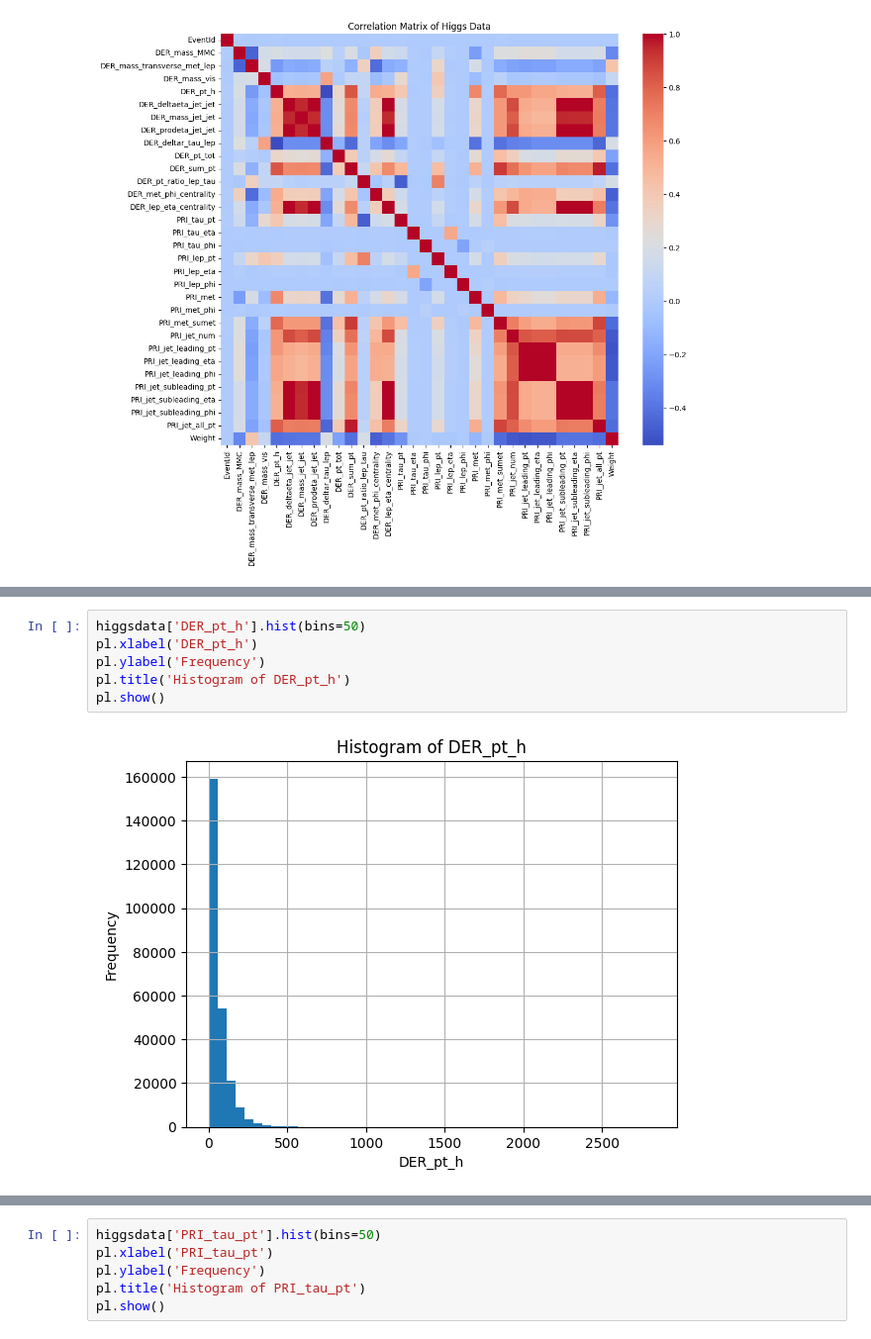
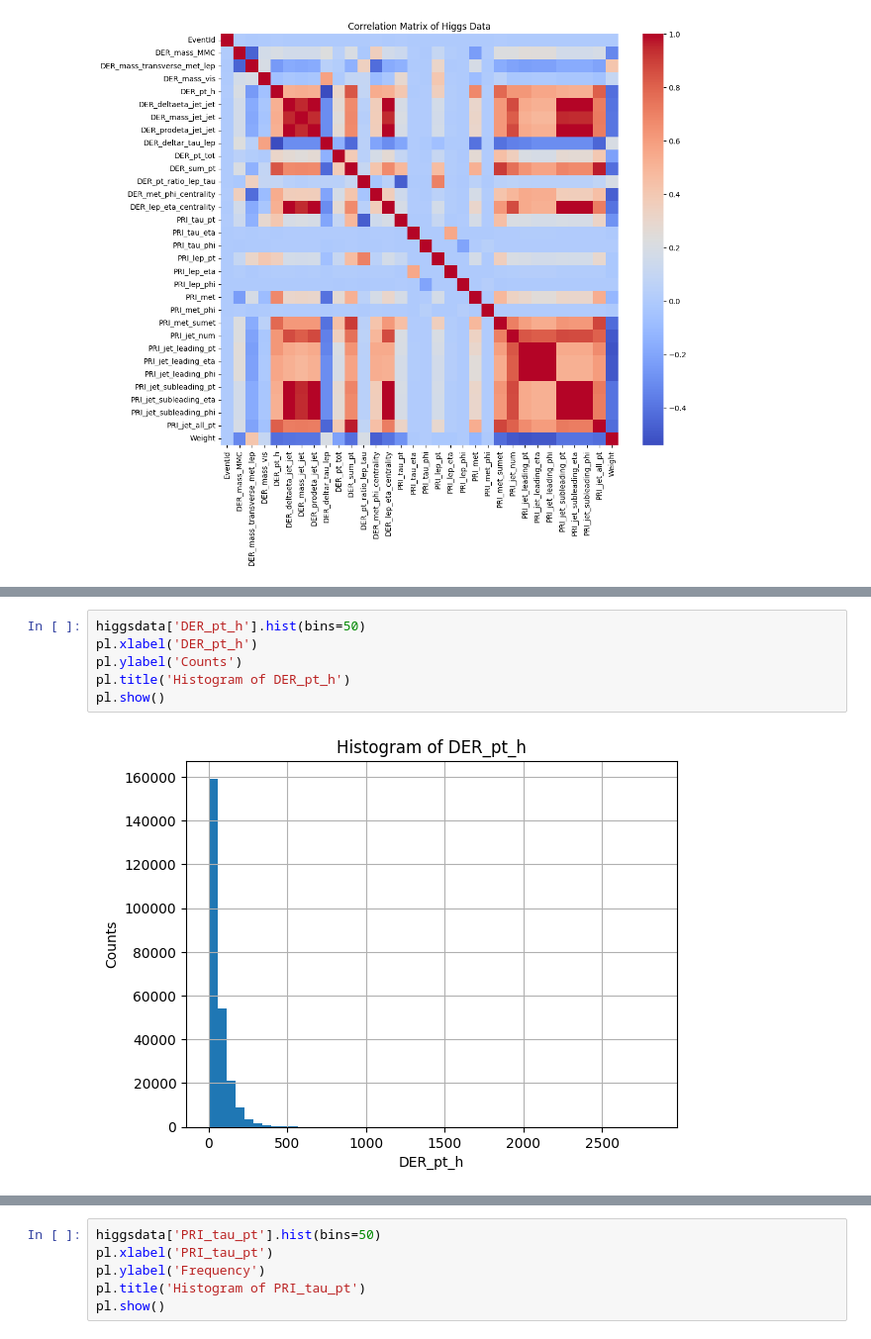
Before and after one commit to jarrodsb/DSPS_JBieber, a Jupyter notebook: HW8/higgsbosonSearch_Bieber_dsps25.ipynb, the cells around one changed output, grey strips where cells are left out. Shown at 99% size. Saved outputs shown, nothing was run; the diff lists cells and outputs as text.

```diff
--- a/HW8/higgsbosonSearch_Bieber_dsps25.ipynb
+++ b/HW8/higgsbosonSearch_Bieber_dsps25.ipynb
@@ -269,8 +273,8 @@ pl.show()
 # %%
 higgsdata['DER_pt_h'].hist(bins=50)
 pl.xlabel('DER_pt_h')
-pl.ylabel('Frequency')
+pl.ylabel('Counts')
 pl.title('Histogram of DER_pt_h')
 pl.show()
 # %% [output]
-[figure, old version]
+[figure, new version]
```
Also changed, not shown: parts of 17 cells of this notebook.
